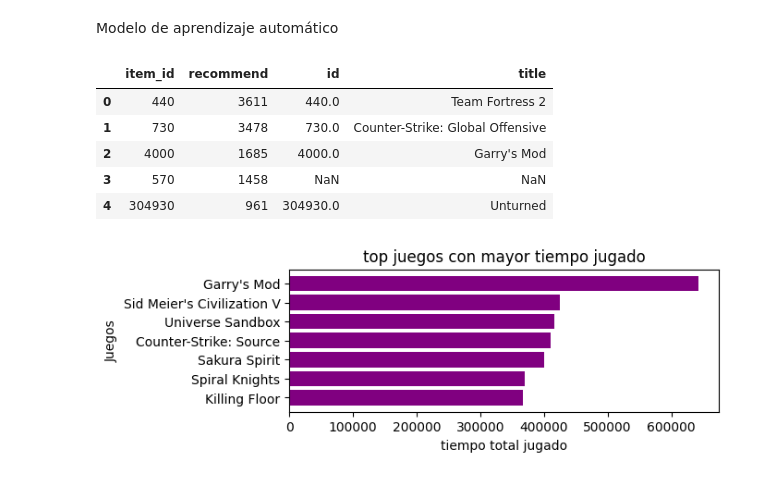
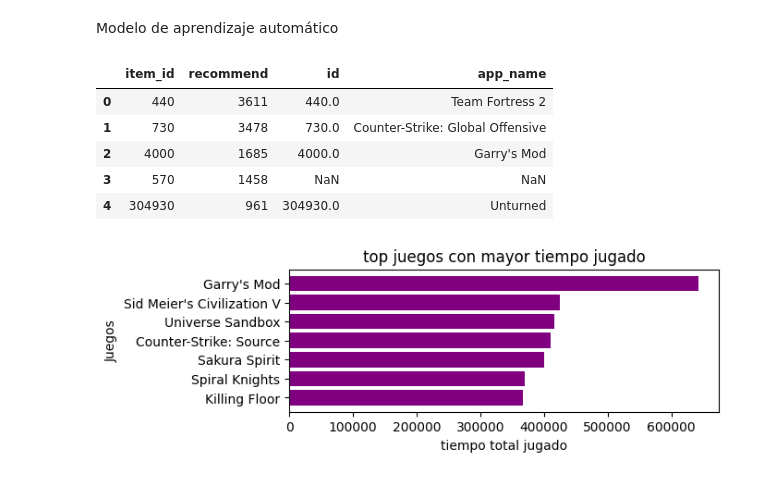
Before and after one commit to bschutt/Bschutt_PI_ML_OPS, a Jupyter notebook: EDA_ETL_PI01.ipynb, the cells around one changed output. Cells and saved outputs as stored; diff of their text form; code cells hidden in the pictures.

```diff
--- a/EDA_ETL_PI01.ipynb
+++ b/EDA_ETL_PI01.ipynb
@@ -347,23 +345,23 @@ Modelo de aprendizaje automático
 # %%
 #Averigua los 5 juegos más recomendados
 
 #Filtra las filas con recommended=True
 df_reviews_final_csv_true =df_reviews_final_csv[df_reviews_final_csv["recommend"]]
 
 #Cuenta la cantidad de recomendaciones por item_id
 recomendaciones_por_item = df_reviews_final_csv_true.groupby("item_id")["recommend"].count().reset_index()
 
 #Ordena en orden descendente
 recomendaciones_por_item = recomendaciones_por_item.sort_values(by="recommend", ascending= False)
 
 #Toma los tres primeros items
 cinco_mas_recomendados = recomendaciones_por_item.head(5)
 
 #Combina con steam_games_final_csv para obtener los nombres de los items
-cinco_mas_recomendados= pd.merge(cinco_mas_recomendados, df_games_csv[["id", "title"]],left_on="item_id", right_on="id",how= "left")
+cinco_mas_recomendados= pd.merge(cinco_mas_recomendados, df_games_csv[["id", "app_name"]],left_on="item_id", right_on="id",how= "left")
 cinco_mas_recomendados
 # %% [output]
-|  | item_id | recommend | id | title |
+|  | item_id | recommend | id | app_name |
 | 0 | 440 | 3611 | 440.0 | Team Fortress 2 |
 | 1 | 730 | 3478 | 730.0 | Counter-Strike: Global Offensive |
 | 2 | 4000 | 1685 | 4000.0 | Garry's Mod |
```
Also changed, not shown: parts of 22 cells of this notebook.
